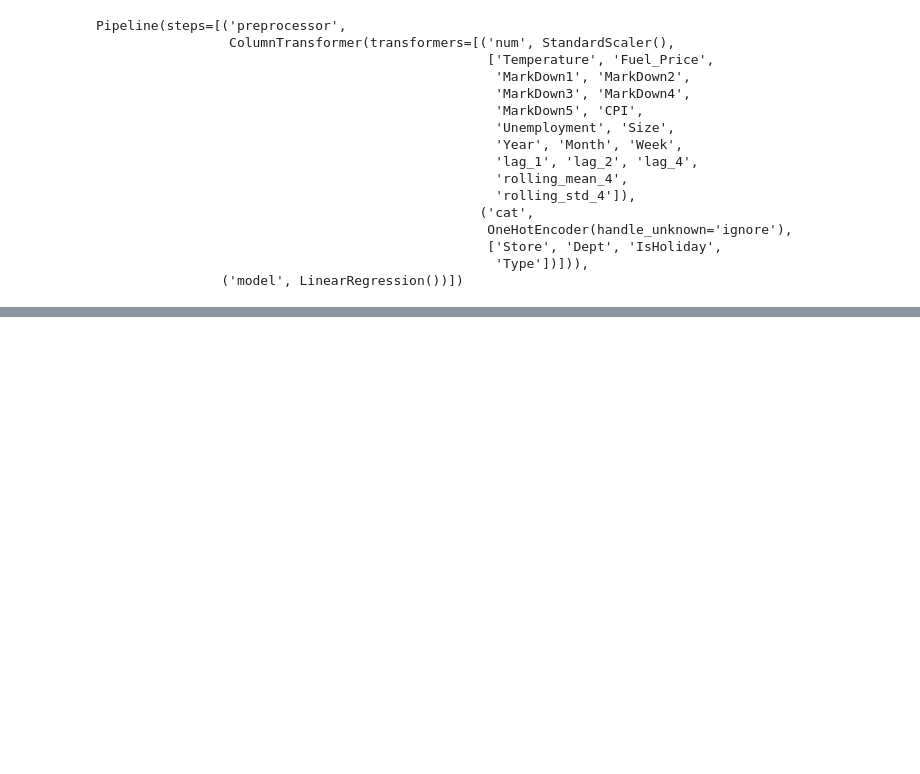
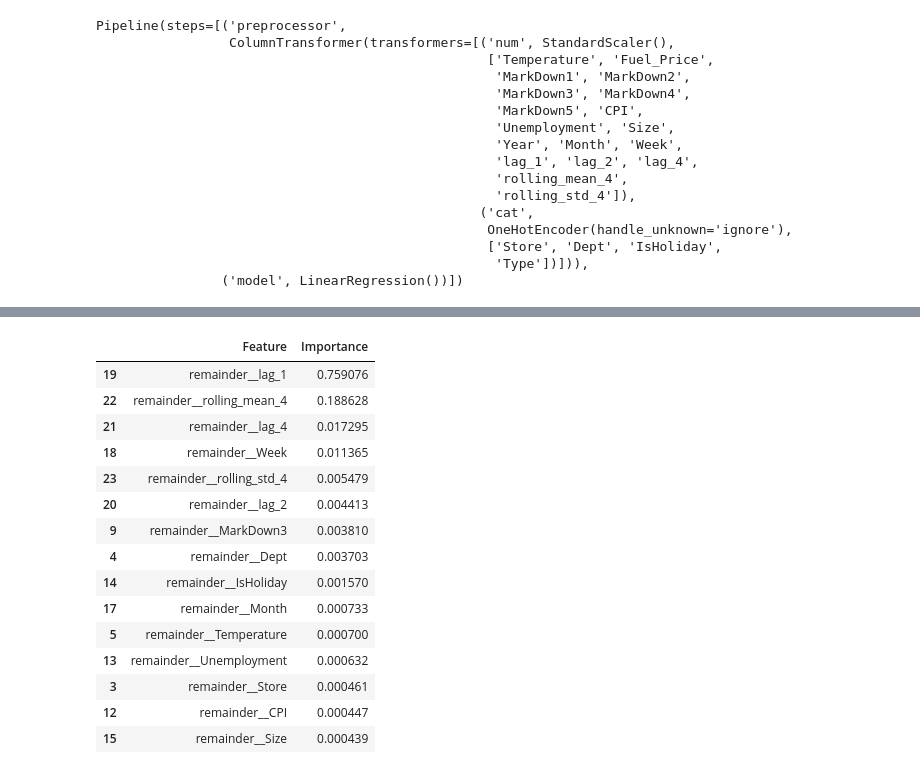
Before and after one commit to tuyettran15999/Walmart-Demand-Forecasting, a Jupyter notebook: notebook/05_Machine_Learning_Models.ipynb, the cells around one changed output, grey strips where cells are left out. Saved outputs shown, nothing was run; the diff lists cells and outputs as text; code cells hidden in the pictures; blank space fills up the shorter version.

```diff
--- a/notebook/05_Machine_Learning_Models.ipynb
+++ b/notebook/05_Machine_Learning_Models.ipynb
@@ -240,0 +505,31 @@ linear_pred = linear_pipeline.predict(X_test)
+# %%
+feature_importance = pd.DataFrame({
+    "Feature": feature_names,
+    "Importance": rf_pipeline.named_steps[
+        "model"
+    ].feature_importances_
+})
+
+feature_importance = feature_importance.sort_values(
+    by="Importance",
+    ascending=False
+)
+
+feature_importance.head(15)
+# %% [output]
+|  | Feature | Importance |
+| 19 | remainder__lag_1 | 0.759076 |
+| 22 | remainder__rolling_mean_4 | 0.188628 |
+| 21 | remainder__lag_4 | 0.017295 |
+| 18 | remainder__Week | 0.011365 |
+| 23 | remainder__rolling_std_4 | 0.005479 |
+| 20 | remainder__lag_2 | 0.004413 |
+| 9 | remainder__MarkDown3 | 0.003810 |
+| 4 | remainder__Dept | 0.003703 |
+| 14 | remainder__IsHoliday | 0.001570 |
+| 17 | remainder__Month | 0.000733 |
+| 5 | remainder__Temperature | 0.000700 |
+| 13 | remainder__Unemployment | 0.000632 |
+| 3 | remainder__Store | 0.000461 |
+| 12 | remainder__CPI | 0.000447 |
+| 15 | remainder__Size | 0.000439 |
```
Also changed, not shown: parts of 36 cells of this notebook.
